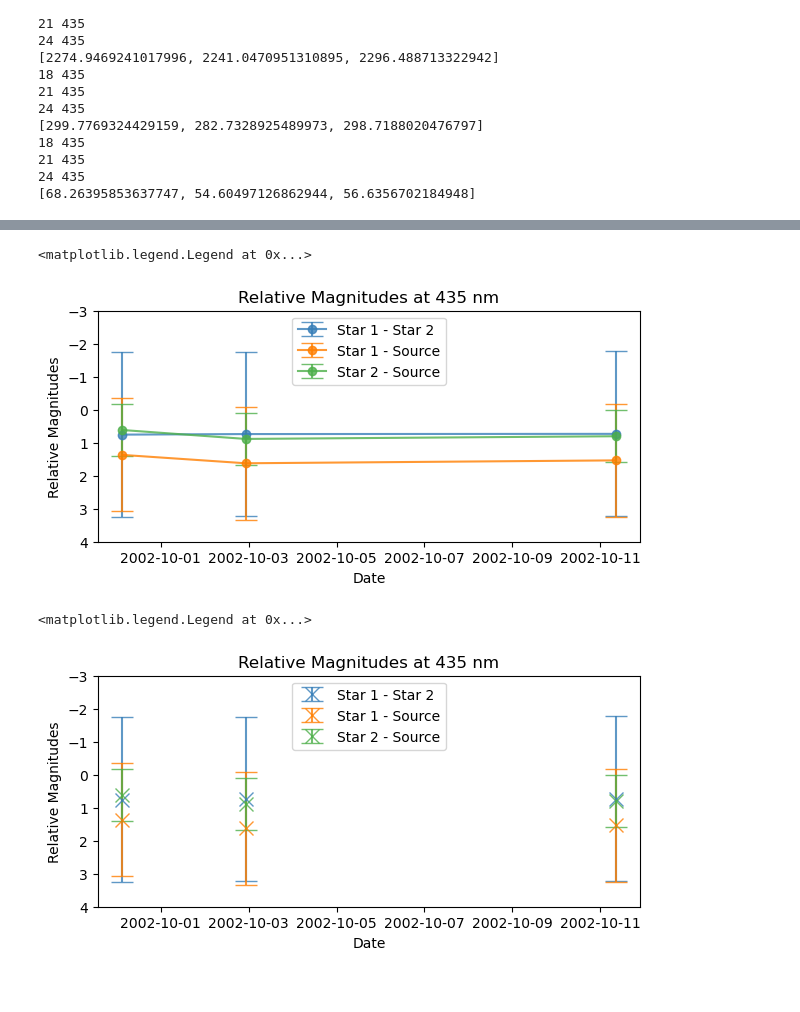
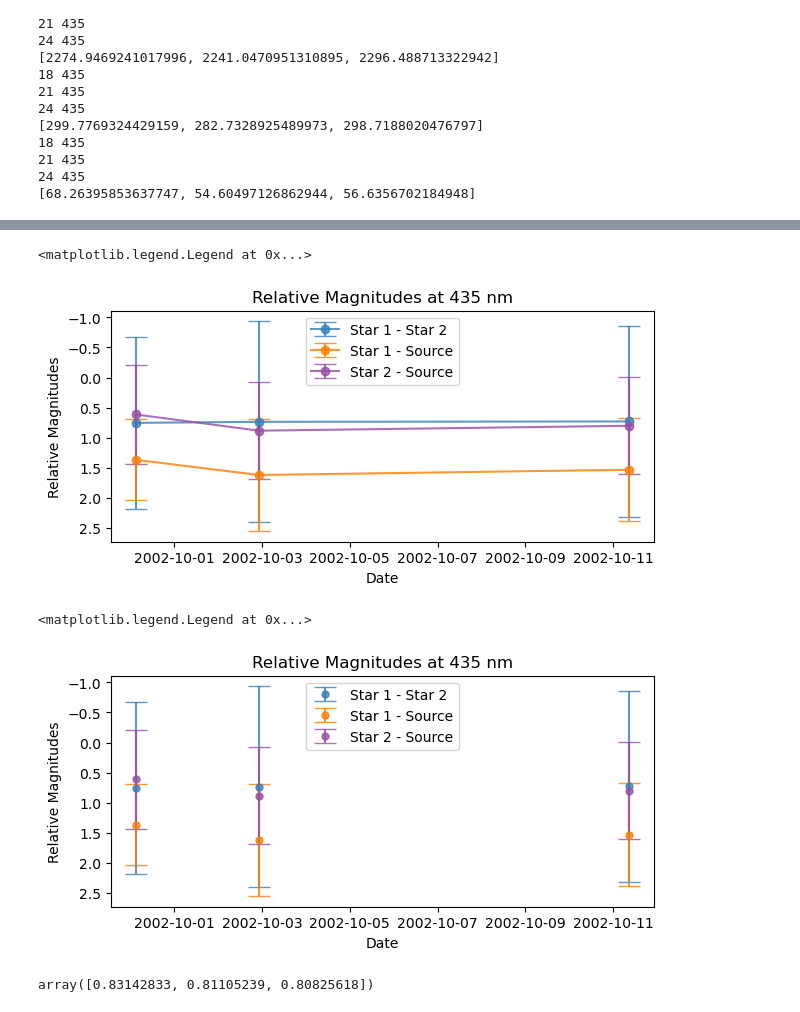
Before and after one commit to imanbeh/variablesearch, a Jupyter notebook: analysis_435nm.ipynb, the cells around one changed output, grey strips where cells are left out. Cells and saved outputs as stored; diff of their text form; code cells hidden in the pictures.

Commit message:
corrected error calculation by mapping from greatest difference

```diff
--- a/analysis_435nm.ipynb
+++ b/analysis_435nm.ipynb
@@ -105,0 +135,4 @@ df_w
+# %%
+max_s1, min_s1 = mm(sumstar1,apstats1)
+max_s2, min_s2 = mm(sumstar2,apstats2)
+max_s, min_s = mm(sumstar_s,apstats_s)
@@ -106,8 +272,16 @@ df_w
+# %%
+s1_s_err = rmag(max_s1) - rmag(min_s)
+s2_s_err = rmag(max_s2) - rmag(min_s)
+s1_s2_err = rmag(max_s1) - rmag(min_s2)
+
+# s1_s_min = rmag(min_s1) - rmag(min_s)
+# s2_s_min = rmag(min_s2) - rmag(min_s)
+# s1_s2_min = rmag(min_s1) - rmag(min_s2)
 # %%
 # add relative magnitudes
 #relative magnitudes of candidate
-df_w['S1-Source Mag'] = 2.5 * ( np.log10(sumstar1) - np.log10(sumstar_s))
-df_w['S2-Source Mag'] = 2.5 * ( np.log10(sumstar2) - np.log10(sumstar_s))
+df_w['S1-Source Mag'] =rmag(sumstar1) -rmag(sumstar_s)
+df_w['S2-Source Mag'] = rmag(sumstar2) - rmag(sumstar_s)
 df_w['S3-Source Mag'] =  2.5 * ( np.log10(sumstar3) - np.log10(sumstar_s))
 df_w['S4-Source Mag'] = 2.5 * ( np.log10(sumstar4) - np.log10(sumstar_s))
 #total flux of stars
@@ -123,10 +297,6 @@ df_w['S1-S4 Mag'] = s1s4 = 2.5 * ( np.log10(sumstar1) - np.log10(sumstar4))
 df_w['S2-S3 Mag'] = 2.5 * ( np.log10(sumstar2) - np.log10(sumstar3))
 df_w['S2-S4 Mag'] = s2s4 = 2.5 * ( np.log10(sumstar2) - np.log10(sumstar4))
 df_w['S4-S3 Mag'] = s4s3 = 2.5 * ( np.log10(sumstar4) - np.log10(sumstar3))
-# %%
-s1_s_err = 2.5*(np.log10(apstats1.std) - np.log10(apstats_s.std))
-s2_s_err = 2.5*(np.log10(apstats2.std) - np.log10(apstats_s.std))
-s1_s2_err = 2.5*(np.log10(apstats1.std) - np.log10(apstats2.std))
 # %%
 df_w
 # %% [output]
@@ -142,42 +312,46 @@ CB_color_cycle = ['#377eb8', '#ff7f00', '#4daf4a',
 # %%
 fig,ax = plt.subplots(nrows = 1, ncols=1, figsize = (7,3))#, subplot_kw={'projection': wcs})
 
 ax.set_title('Relative Magnitudes at 435 nm')
 ax.errorbar(df_w['Time as Object'], df_w['S1-S2 Mag'], yerr=s1_s_err, capsize = 8.0, alpha = 0.8,
             label = 'Star 1 - Star 2',marker = 'o', c = CB_color_cycle[0])
 ax.errorbar(df_w['Time as Object'], df_w['S1-Source Mag'], yerr=s2_s_err,  capsize = 8.0,alpha = 0.8,
             label = 'Star 1 - Source', marker = 'o', c = CB_color_cycle[1])
 ax.errorbar(df_w['Time as Object'], df_w['S2-Source Mag'], yerr=s1_s2_err, capsize = 8.0,alpha = 0.8,
-            label = 'Star 2 - Source',marker = 'o', c = CB_color_cycle[2])
+            label = 'Star 2 - Source',marker = 'o', c = CB_color_cycle[5])
 
 ax.set_ylabel("Relative Magnitudes")
 ax.set_xlabel("Date")
-ax.set_ylim(-3,4)
+#ax.set_ylim(-5,5)
 
 ax.invert_yaxis()
 
 ax.legend()
 # %% [output]
 <matplotlib.legend.Legend at 0x...>
-[figure, old version]
+[figure, new version]
 # %%
 fig,ax = plt.subplots(nrows = 1, ncols=1, figsize = (7,3))#, subplot_kw={'projection': wcs})
 
 ax.set_title('Relative Magnitudes at 435 nm')
-ax.errorbar(df_w['Time as Object'], df_w['S1-S2 Mag'], yerr=s1_s_err, fmt = 'x', capsize = 8.0, alpha = 0.8, markersize =10,
+ax.errorbar(df_w['Time as Object'], df_w['S1-S2 Mag'], yerr=s1_s_err, fmt = '.', capsize = 8.0, alpha = 0.8, markersize =10,
             label = 'Star 1 - Star 2', c = CB_color_cycle[0])
-ax.errorbar(df_w['Time as Object'], df_w['S1-Source Mag'], yerr=s2_s_err, fmt = 'x', capsize = 8.0,alpha = 0.8, markersize = 10,
+ax.errorbar(df_w['Time as Object'], df_w['S1-Source Mag'], yerr=s2_s_err, fmt = '.', capsize = 8.0,alpha = 0.8, markersize = 10,
             label = 'Star 1 - Source', c = CB_color_cycle[1])
-ax.errorbar(df_w['Time as Object'], df_w['S2-Source Mag'], yerr=s1_s2_err, fmt = 'x', capsize = 8.0,alpha = 0.8,markersize=10,
-            label = 'Star 2 - Source', c = CB_color_cycle[2])
+ax.errorbar(df_w['Time as Object'], df_w['S2-Source Mag'], yerr=s1_s2_err, fmt = '.', capsize = 8.0,alpha = 0.8,markersize=10,
+            label = 'Star 2 - Source', c = CB_color_cycle[5])
 
 ax.set_ylabel("Relative Magnitudes")
 ax.set_xlabel("Date")
-ax.set_ylim(-3,4)
+#ax.set_ylim(-3,4)
 
 ax.invert_yaxis()
 
 ax.legend()
 # %% [output]
 <matplotlib.legend.Legend at 0x...>
-[figure, old version]
+[figure, new version]
+# %%
+s1_s2_err
+# %% [output]
+array([0.83142833, 0.81105239, 0.80825618])
```
Also changed, not shown: parts of 28 cells of this notebook.
